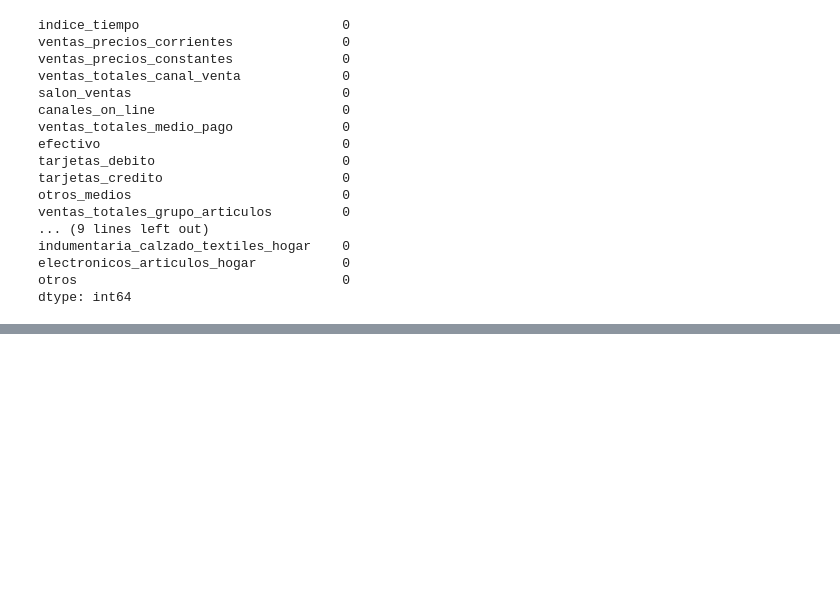
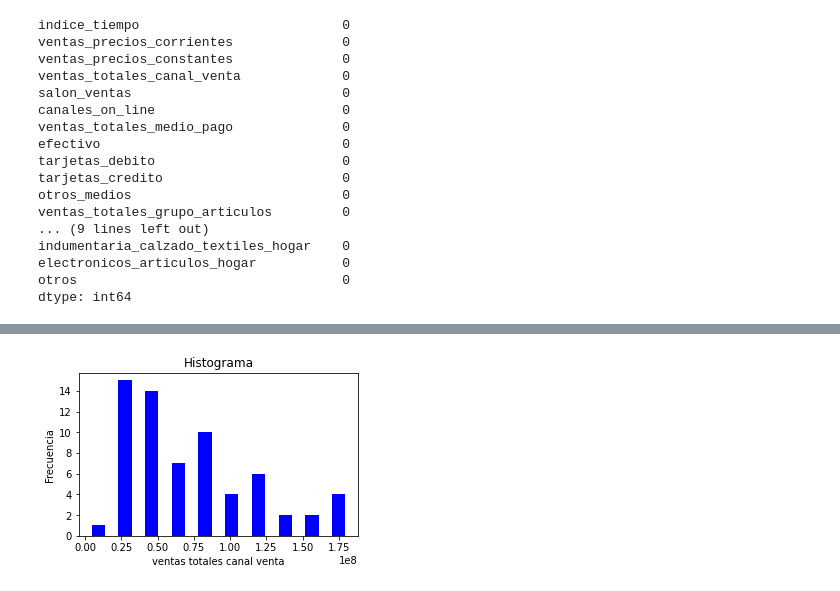
Before and after one commit to ElizabethCobos/Actividad3, a Jupyter notebook: Actividad3.ipynb, the cells around one changed output, grey strips where cells are left out. Saved outputs shown, nothing was run; the diff lists cells and outputs as text; code cells hidden in the pictures; blank space fills up the shorter version.

```diff
--- a/Actividad3.ipynb
+++ b/Actividad3.ipynb
@@ -696,0 +700,4 @@ dtype: int64
+# %%
+#Carga desde un archivo .csv sin indice
+data_fil= pd.read_csv('ventasT_SinNulos.csv')
+data_fil
@@ -696,0 +740,11 @@ dtype: int64
+# %%
+#Realizamos histograma de variables cuantitativas
+fig = plt.figure(figsize =(5, 3))
+plt.hist(x=data_fil["ventas_totales_canal_venta"], color='blue', rwidth=0.50)
+plt.title('Histograma')
+plt.xlabel('ventas totales canal venta')
+plt.ylabel('Frecuencia')
+
+plt.show() #dibujamos el histograma
+# %% [output]
+[figure, added]
```
Also changed, not shown: parts of 5 cells of this notebook.
